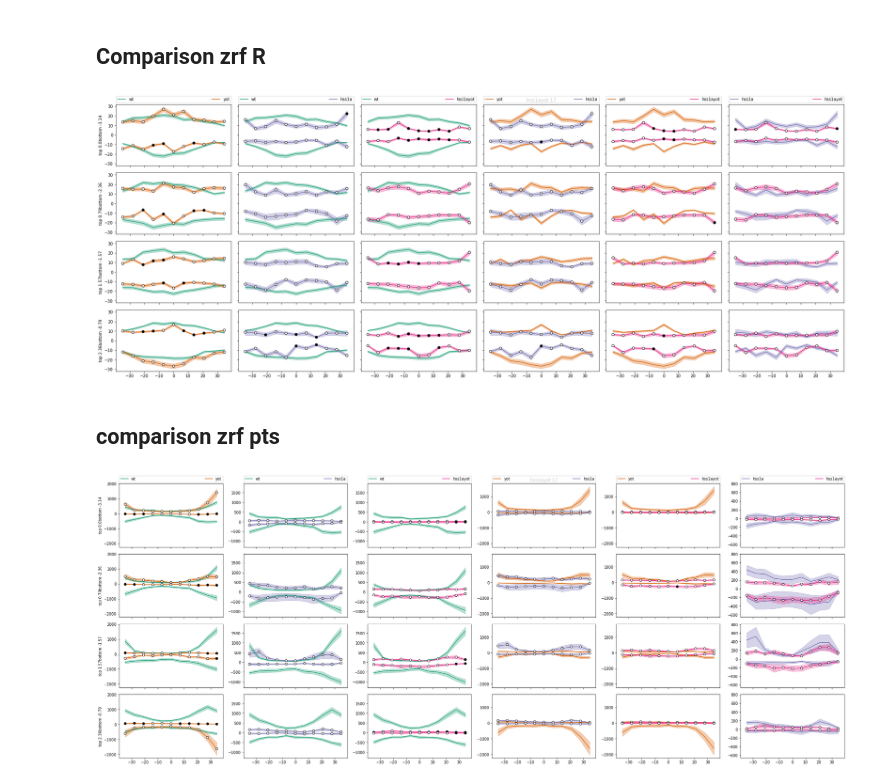
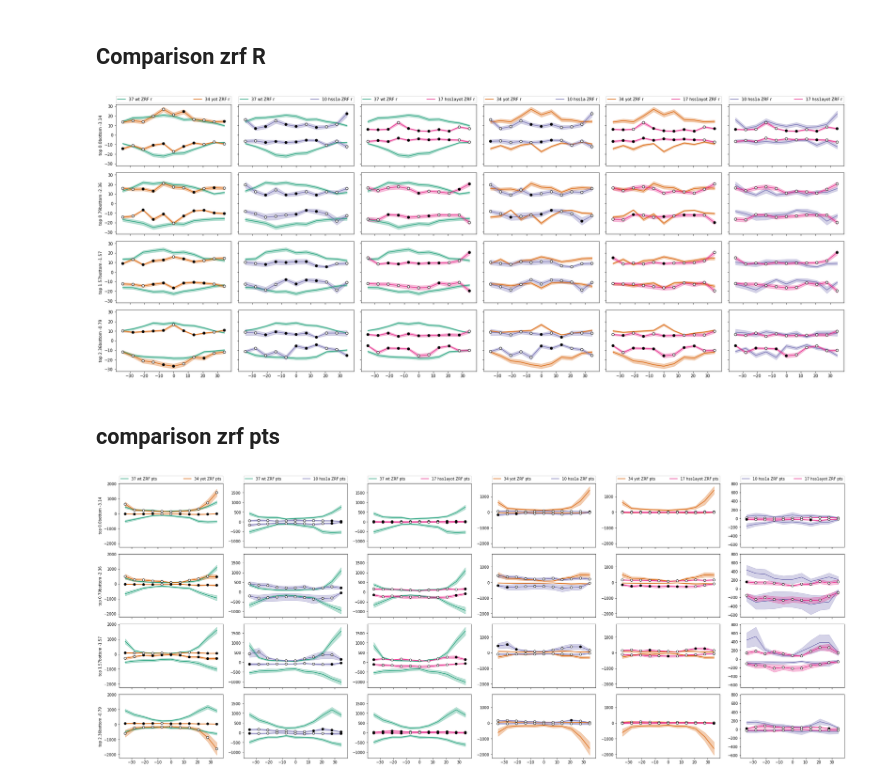
Before and after one commit to msschwartz21/deltascope, a Jupyter notebook: experiments/s1a_rescue/plotting.ipynb, the cells around one changed output. Saved outputs shown, nothing was run; the diff lists cells and outputs as text; code cells hidden in the pictures.

```diff
--- a/experiments/s1a_rescue/plotting.ipynb
+++ b/experiments/s1a_rescue/plotting.ipynb
@@ -96,7 +97,6 @@ a = 0.3
 ### R
 # %%
 fig,axr = plt.subplots(4,4,figsize=(16,10),sharey=True,sharex=True)
-a = 0.3
 
 if crop is not None:
     mask = np.where((xarr>-crop)&(xarr<crop) == True)[0]
@@ -152,14 +152,13 @@ if legend is not False:
 tstamp = datetime.datetime.now().strftime('%Y-%m-%d')
 
 if save:
-    fig.savefig(tstamp+'_s1a-at-zrf-r.pdf')
+    fig.savefig(tstamp+'_s1a-indv-r.pdf')
 # %% [output]
 [figure]
 # %% [markdown]
 ### Pts
 # %%
 fig,axr = plt.subplots(4,4,figsize=(16,10),sharey='col',sharex=True)
-a = 0.3
 
 if crop is not None:
     mask = np.where((xarr>-crop)&(xarr<crop) == True)[0]
@@ -209,13 +208,10 @@ for j in range(4):
 
 plt.tight_layout()
 
-if legend is not False:
-    plt.suptitle('S1a AT ZRF pts')
-
 tstamp = datetime.datetime.now().strftime('%Y-%m-%d')
 
 if save:
-    fig.savefig(tstamp+'_s1a-at-zrf-pts.pdf')
+    fig.savefig(tstamp+'_s1a-indv-pts.pdf')
 # %% [output]
 [figure]
 # %% [markdown]
@@ -371,8 +357,10 @@ if save:
 # %% [markdown]
 ## Comparison zrf R
 # %%
+channel = 'ZRF'
+dtype = 'r'
+
 fig,axr = plt.subplots(4,6,figsize=(26,10),sharey=True,sharex=True)
-a = 0.3
 
 if crop is not None:
     mask = np.where((xarr>-crop)&(xarr<crop) == True)[0]
@@ -383,17 +371,15 @@ else:
     xarrcr = xarr
 
 for n,c in enumerate(comp):
-    go1 = gdata[c[0]]['ZRF']
-    go1.prepare_data(xarrcr,tarr,'r')
-    go2 = gdata[c[1]]['ZRF']
-    go2.prepare_data(xarrcr,tarr,'r')
+    go1 = gdata[c[0]][channel]
+    go1.prepare_data(xarrcr,tarr,dtype)
+    go2 = gdata[c[1]][channel]
+    go2.prepare_data(xarrcr,tarr,dtype)
 
     parr = stats.ttest_ind(go1.arr_masked,go2.arr_masked,axis=2,nan_policy='omit')[1]
 
-    pthresh = 0.01
-    bhthresh = pthresh/(len(xarr)*len(tarr))
-    parr[parr<bhthresh] = 0
-    parr[parr>bhthresh] = 1
+    parr[parr<pthresh] = 0
+    parr[parr>pthresh] = 1
 
     go = go1
     for i,p in enumerate(tpairs):
@@ -403,51 +389,48 @@ for n,c in enumerate(comp):
         axr[i,n].fill_between(xarrcr,go.avg[:,ti1]+go.sem[:,ti1],go.avg[:,ti1]-go.sem[:,ti1],alpha=a,color=go.c,zorder=1)
         axr[i,n].fill_between(xarrcr,-go.avg[:,ti2]+go.sem[:,ti2],-go.avg[:,ti2]-go.sem[:,ti2],alpha=a,color=go.c,zorder=1)
 
-        axr[i,n].plot(xarrcr,go.avg[:,ti1],c=go.c,zorder=2,label=c[0])
+        axr[i,n].plot(xarrcr,go.avg[:,ti1],c=go.c,zorder=2,label='{} {} {} {}'.format(go.arr.shape[-1],c[0],channel,dtype))
         axr[i,n].plot(xarrcr,-go.avg[:,ti2],c=go.c,zorder=2)
 
     go = go2
     for i,p in enumerate(tpairs):
         ti1 = np.where(tarr==p[0])[0][0]
         ti2 = np.where(tarr==p[1])[0][0]
 
         axr[i,n].fill_between(xarrcr,go.avg[:,ti1]+go.sem[:,ti1],go.avg[:,ti1]-go.sem[:,ti1],alpha=a,color=go.c,zorder=1)
         axr[i,n].fill_between(xarrcr,-go.avg[:,ti2]+go.sem[:,ti2],-go.avg[:,ti2]-go.sem[:,ti2],alpha=a,color=go.c,zorder=1)
 
-        axr[i,n].plot(xarrcr,go.avg[:,ti1],c=go.c,zorder=2,label=c[1])
+        axr[i,n].plot(xarrcr,go.avg[:,ti1],c=go.c,zorder=2,label='{} {} {} {}'.format(go.arr.shape[-1],c[1],channel,dtype))
         axr[i,n].plot(xarrcr,-go.avg[:,ti2],c=go.c,zorder=2)
 
         axr[i,n].scatter(xarrcr,go.avg[:,ti1],c=parr[:,ti1],cmap='Greys_r',zorder=3,vmin=0,vmax=1,edgecolor='k')
         axr[i,n].scatter(xarrcr,-go.avg[:,ti2],c=parr[:,ti2],cmap='Greys_r',zorder=3,vmin=0,vmax=1,edgecolor='k')
 
         axr[0,n].legend(bbox_to_anchor=(0., 1.02, 1., .102), loc=3,ncol=2, mode="expand", borderaxespad=0.)
 
         if legend is not False:
             axr[i,j].legend()
             axr[i,j].set_yticklabels([])
             axr[i,j].set_xticklabels([])
 
         # Add theta labels
         axr[i,0].set_ylabel('top '+str(p[0])+'bottom '+str(p[1]))
 
-    axr[0,j].set_title(ak+' '+str(go.arr.shape[-1]))
-
 plt.tight_layout()
-
-if legend is not False:
-    plt.suptitle('S1a zrf R Comparison bhthresh {}'.format(bhthresh))
 
 tstamp = datetime.datetime.now().strftime('%Y-%m-%d')
 
 if save:
-    fig.savefig(tstamp+'_s1a-zrf-r.pdf')
+    fig.savefig(tstamp+'_s1a-comparison-{}-{}.pdf'.format(channel,dtype))
 # %% [output]
-[figure, old version]
+[figure, new version]
 # %% [markdown]
 ## comparison zrf pts
 # %%
+channel = 'ZRF'
+dtype = 'pts'
+
 fig,axr = plt.subplots(4,6,figsize=(28,11),sharey='col',sharex=True)
-a = 0.3
 
 if crop is not None:
     mask = np.where((xarr>-crop)&(xarr<crop) == True)[0]
@@ -458,17 +441,15 @@ else:
     xarrcr = xarr
 
 for n,c in enumerate(comp):
-    go1 = gdata[c[0]]['ZRF']
-    go1.prepare_data(xarrcr,tarr,'pts')
-    go2 = gdata[c[1]]['ZRF']
-    go2.prepare_data(xarrcr,tarr,'pts')
+    go1 = gdata[c[0]][channel]
+    go1.prepare_data(xarrcr,tarr,dtype)
+    go2 = gdata[c[1]][channel]
+    go2.prepare_data(xarrcr,tarr,dtype)
 
     parr = stats.ttest_ind(go1.arr_masked,go2.arr_masked,axis=2,nan_policy='omit')[1]
 
-    pthresh = 0.01
-    bhthresh = pthresh/(len(xarrcr)*len(tarr))
-    parr[parr<bhthresh] = 0
-    parr[parr>bhthresh] = 1
+    parr[parr<pthresh] = 0
+    parr[parr>pthresh] = 1
 
     go = go1
     for i,p in enumerate(tpairs):
@@ -478,7 +459,7 @@ for n,c in enumerate(comp):
         axr[i,n].fill_between(xarrcr,go.avg[:,ti1]+go.sem[:,ti1],go.avg[:,ti1]-go.sem[:,ti1],alpha=a,color=go.c,zorder=1)
         axr[i,n].fill_between(xarrcr,-go.avg[:,ti2]+go.sem[:,ti2],-go.avg[:,ti2]-go.sem[:,ti2],alpha=a,color=go.c,zorder=1)
 
-        axr[i,n].plot(xarrcr,go.avg[:,ti1],c=go.c,zorder=2,label=c[0])
+        axr[i,n].plot(xarrcr,go.avg[:,ti1],c=go.c,zorder=2,label='{} {} {} {}'.format(go.arr.shape[-1],c[0],channel,dtype))
         axr[i,n].plot(xarrcr,-go.avg[:,ti2],c=go.c,zorder=2)
 
     go = go2
@@ -489,7 +470,7 @@ for n,c in enumerate(comp):
         axr[i,n].fill_between(xarrcr,go.avg[:,ti1]+go.sem[:,ti1],go.avg[:,ti1]-go.sem[:,ti1],alpha=a,color=go.c,zorder=1)
         axr[i,n].fill_between(xarrcr,-go.avg[:,ti2]+go.sem[:,ti2],-go.avg[:,ti2]-go.sem[:,ti2],alpha=a,color=go.c,zorder=1)
 
-        axr[i,n].plot(xarrcr,go.avg[:,ti1],c=go.c,zorder=2,label=c[1])
+        axr[i,n].plot(xarrcr,go.avg[:,ti1],c=go.c,zorder=2,label='{} {} {} {}'.format(go.arr.shape[-1],c[1],channel,dtype))
         axr[i,n].plot(xarrcr,-go.avg[:,ti2],c=go.c,zorder=2)
 
         axr[i,n].scatter(xarrcr,go.avg[:,ti1],c=parr[:,ti1],cmap='Greys_r',zorder=3,vmin=0,vmax=1,edgecolor='k')
@@ -505,16 +486,11 @@ for n,c in enumerate(comp):
         # Add theta labels
         axr[i,0].set_ylabel('top '+str(p[0])+'bottom '+str(p[1]))
 
-    axr[0,j].set_title(ak+' '+str(go.arr.shape[-1]))
-
 plt.tight_layout()
-
-if legend is not False:
-    plt.suptitle('S1a zrf pts Comparison bhthresh {}'.format(bhthresh))
 
 tstamp = datetime.datetime.now().strftime('%Y-%m-%d')
 
 if save:
-    fig.savefig(tstamp+'_s1a-zrf-pts.pdf')
+    fig.savefig(tstamp+'_s1a-comparison-{}-{}.pdf'.format(channel,dtype))
 # %% [output]
-[figure, old version]
+[figure, new version]
```
Also changed, not shown: parts of 3 cells of this notebook, 5 other files.
